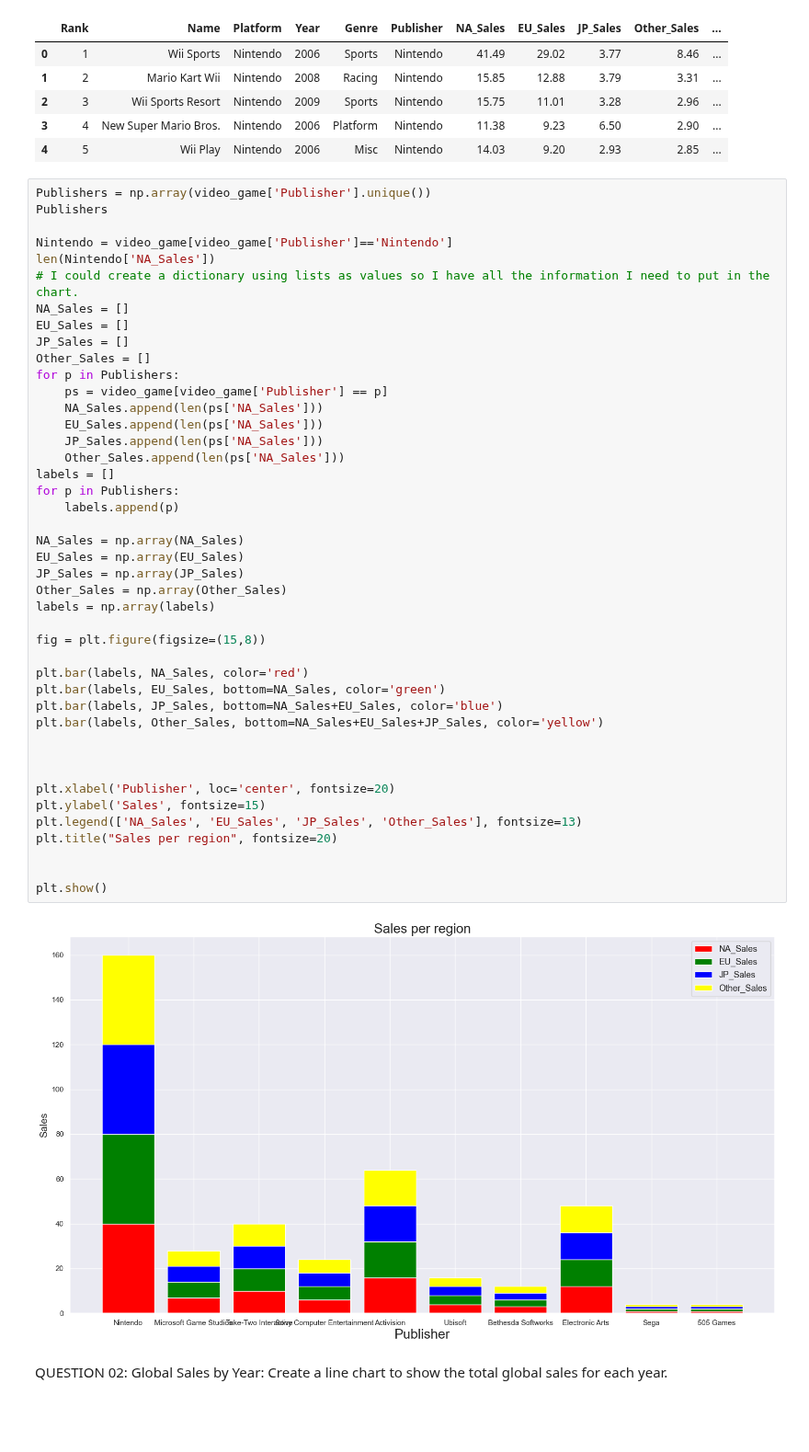
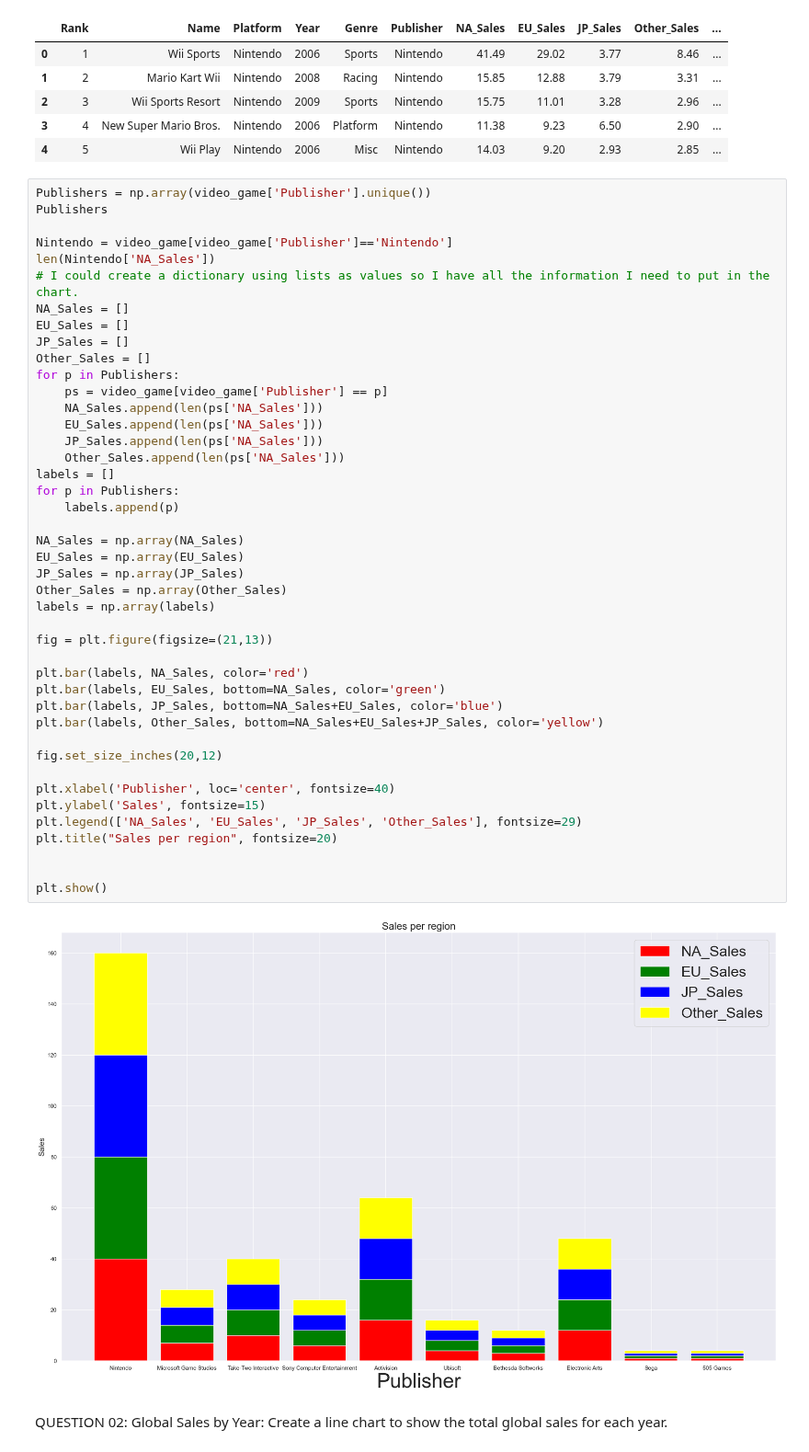
Before and after one commit to 3Grey6Jedi9/Data-Analysis-Project-06, a Jupyter notebook: Video Game Sales.ipynb, the cells around one changed output. Shown at 92% size. Saved outputs shown, nothing was run; the diff lists cells and outputs as text; blank space fills up the shorter version.

```diff
--- a/Video Game Sales.ipynb
+++ b/Video Game Sales.ipynb
@@ -29,38 +29,38 @@ JP_Sales = []
 Other_Sales = []
 for p in Publishers:
     ps = video_game[video_game['Publisher'] == p]
     NA_Sales.append(len(ps['NA_Sales']))
     EU_Sales.append(len(ps['NA_Sales']))
     JP_Sales.append(len(ps['NA_Sales']))
     Other_Sales.append(len(ps['NA_Sales']))
 labels = []
 for p in Publishers:
     labels.append(p)
 
 NA_Sales = np.array(NA_Sales)
 EU_Sales = np.array(EU_Sales)
 JP_Sales = np.array(JP_Sales)
 Other_Sales = np.array(Other_Sales)
 labels = np.array(labels)
 
-fig = plt.figure(figsize=(15,8))
+fig = plt.figure(figsize=(21,13))
 
 plt.bar(labels, NA_Sales, color='red')
 plt.bar(labels, EU_Sales, bottom=NA_Sales, color='green')
 plt.bar(labels, JP_Sales, bottom=NA_Sales+EU_Sales, color='blue')
 plt.bar(labels, Other_Sales, bottom=NA_Sales+EU_Sales+JP_Sales, color='yellow')
 
+fig.set_size_inches(20,12)
 
-
-plt.xlabel('Publisher', loc='center', fontsize=20)
+plt.xlabel('Publisher', loc='center', fontsize=40)
 plt.ylabel('Sales', fontsize=15)
-plt.legend(['NA_Sales', 'EU_Sales', 'JP_Sales', 'Other_Sales'], fontsize=13)
+plt.legend(['NA_Sales', 'EU_Sales', 'JP_Sales', 'Other_Sales'], fontsize=29)
 plt.title("Sales per region", fontsize=20)
 
 
 plt.show()
 # %% [output]
-[figure, old version]
+[figure, new version]
 # %% [markdown]
 QUESTION 02: Global Sales by Year: Create a line chart to show the total global sales for each year.
 # %% [markdown]
```
